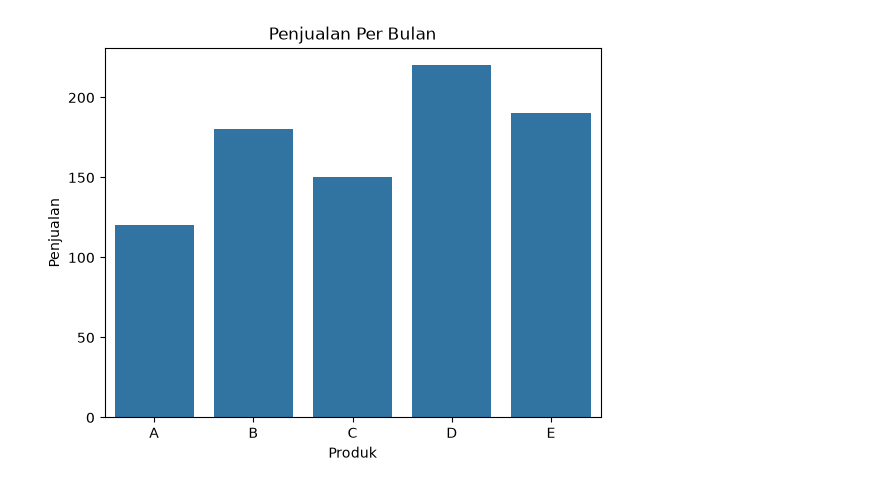
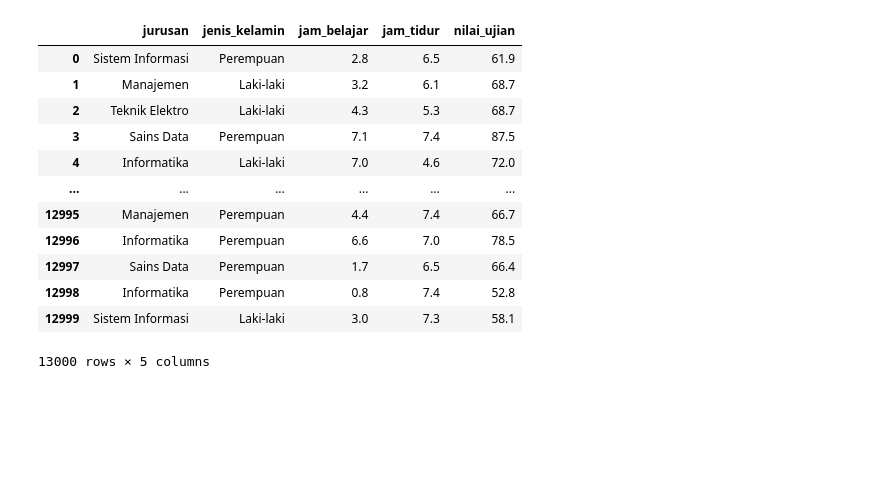
Before and after one commit to xenoo-droid/learn-ai-workflow, a Jupyter notebook: notebooks/2_data_science/seaborn/latihan.ipynb, the cells around one changed output. Cells and saved outputs as stored; diff of their text form; code cells hidden in the pictures; blank space fills up the shorter version.

```diff
--- a/notebooks/2_data_science/seaborn/latihan.ipynb
+++ b/notebooks/2_data_science/seaborn/latihan.ipynb
@@ -2,16 +2,20 @@
 import seaborn as sns
 import matplotlib.pyplot as plt
 import pandas as pd
-# %%
-df = pd.DataFrame({
-    "Produk": ["A", "B", "C", "D", "E"],
-    "Penjualan": [120, 180, 150, 220, 190],
-    "Pelanggan": [30, 45, 38, 55, 48]
-})
-
-plt.title('Penjualan Per Bulan')
-sns.barplot(data=df, x='Produk', y='Penjualan')
-
-plt.show()
-# %% [output]
-[figure, removed]
+# %%
+df = pd.read_csv('data_mahasiswa.csv')
+df
+# %% [output]
+|  | jurusan | jenis_kelamin | jam_belajar | jam_tidur | nilai_ujian |
+| 0 | Sistem Informasi | Perempuan | 2.8 | 6.5 | 61.9 |
+| 1 | Manajemen | Laki-laki | 3.2 | 6.1 | 68.7 |
+| 2 | Teknik Elektro | Laki-laki | 4.3 | 5.3 | 68.7 |
+| 3 | Sains Data | Perempuan | 7.1 | 7.4 | 87.5 |
+| 4 | Informatika | Laki-laki | 7.0 | 4.6 | 72.0 |
+| ... | ... | ... | ... | ... | ... |
+| 12995 | Manajemen | Perempuan | 4.4 | 7.4 | 66.7 |
+| 12996 | Informatika | Perempuan | 6.6 | 7.0 | 78.5 |
+| 12997 | Sains Data | Perempuan | 1.7 | 6.5 | 66.4 |
+| 12998 | Informatika | Perempuan | 0.8 | 7.4 | 52.8 |
+| 12999 | Sistem Informasi | Laki-laki | 3.0 | 7.3 | 58.1 |
+13000 rows × 5 columns
```
Also changed, not shown: parts of 3 cells of this notebook, 3 other files.
